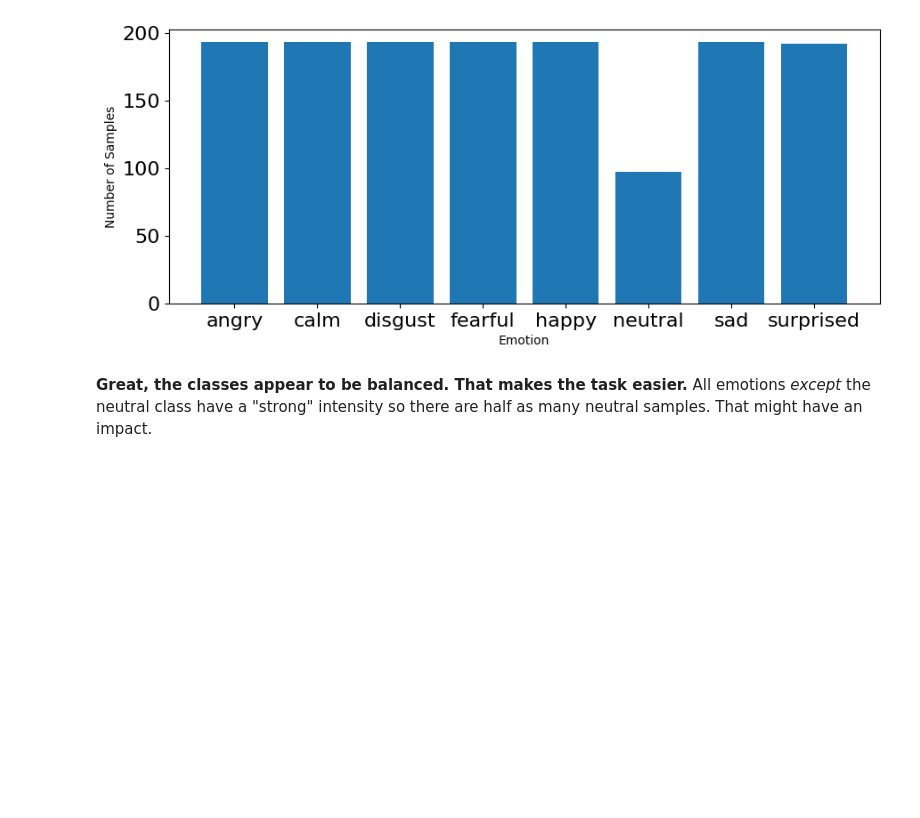
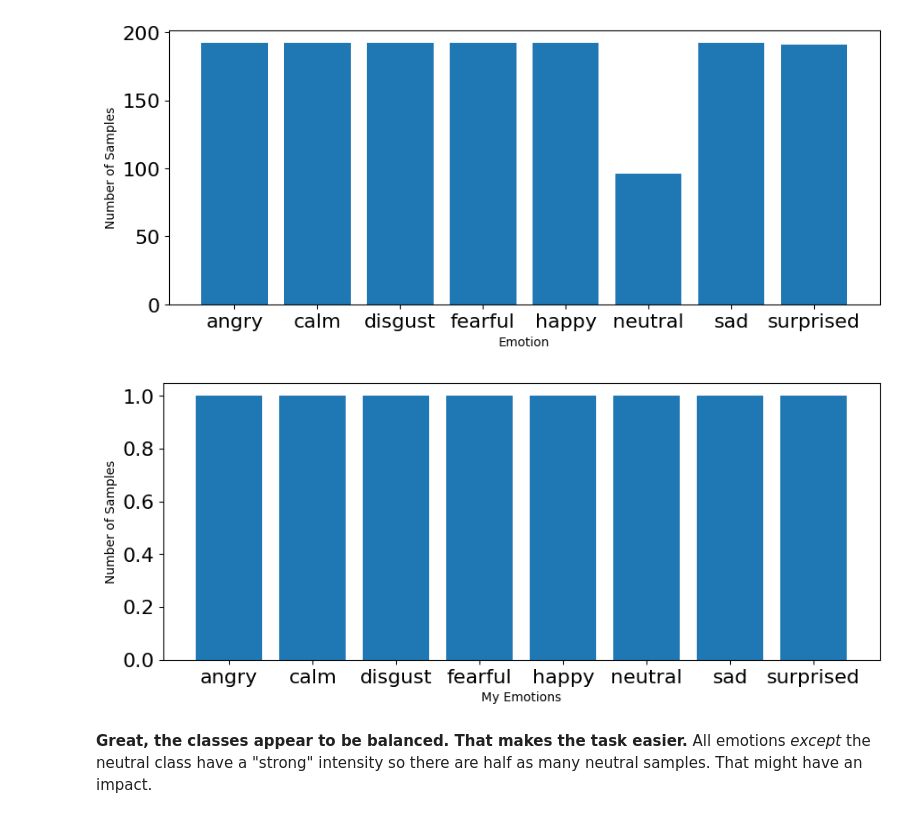
Before and after one commit to Walloppro/Week3-ClassicML, a Jupyter notebook: Week_3_MachineLearning.ipynb, the cells around one changed output. Drawn from its saved outputs; the diff is of its cells as text; code cells hidden in the pictures; blank space fills up the shorter version.

```diff
--- a/Week_3_MachineLearning.ipynb
+++ b/Week_3_MachineLearning.ipynb
@@ -238,6 +287,8 @@ Once saved you only need to load them later by running the cell below, and **ski
 # %%
 features=pd.read_csv('featuresRavdess.csv',index_col=0)
 emotions=pd.read_csv('emotionsRavdess.csv',index_col=0)
+myfeatures=pd.read_csv('myfeaturesRavdess.csv',index_col=0)
+myemotions=pd.read_csv('myemotionsRavdess.csv',index_col=0)
 # %% [markdown]
 let's see if they have been loaded correctly!
 # %%
@@ -266,6 +345,20 @@ plt.ylabel('Number of Samples')
 plt.show()
 # %% [output]
 [figure]
+# %%
+# plot of my emotions
+plt.figure(figsize=(35,4))
+plt.subplot(1,3,1)
+#np.unique returns ordered list of unique elements and count of each element
+myemotion_list, count = np.unique(myemotions, return_counts=True)
+plt.bar(x=range(8), height=count)
+plt.xticks(ticks=range(8), labels = [myemotion for myemotion in myemotion_list],fontsize=10)
+plt.xlabel('My Emotions')
+plt.tick_params(labelsize=16)
+plt.ylabel('Number of Samples')
+plt.show()
+# %% [output]
+[figure, added]
 # %% [markdown]
 **Great, the classes appear to be balanced. That makes the task easier.** All emotions _except_ the neutral class have a "strong" intensity so there are half as many neutral samples. That might have an impact.
 # %% [markdown]
```
Also changed, not shown: parts of 26 cells of this notebook.
